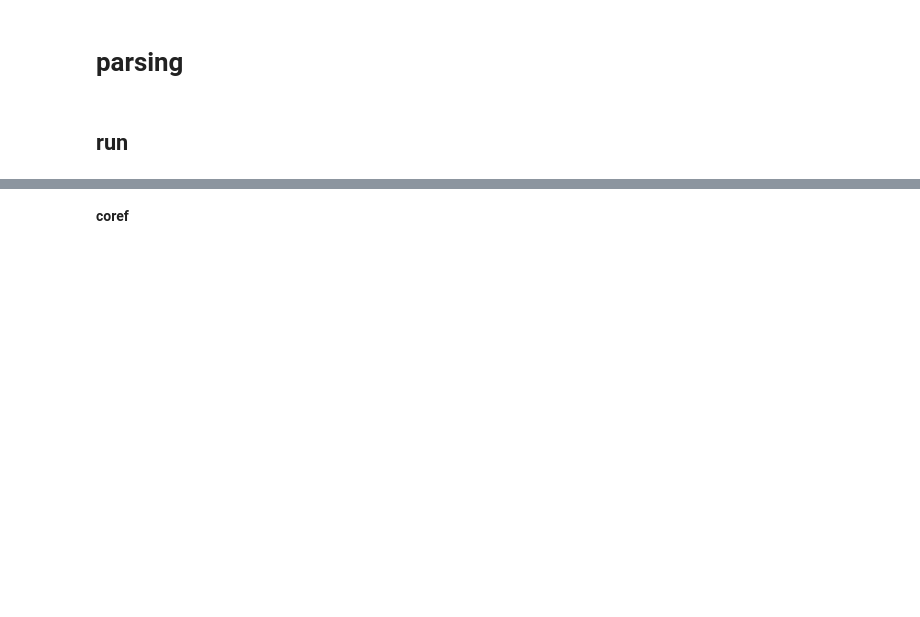
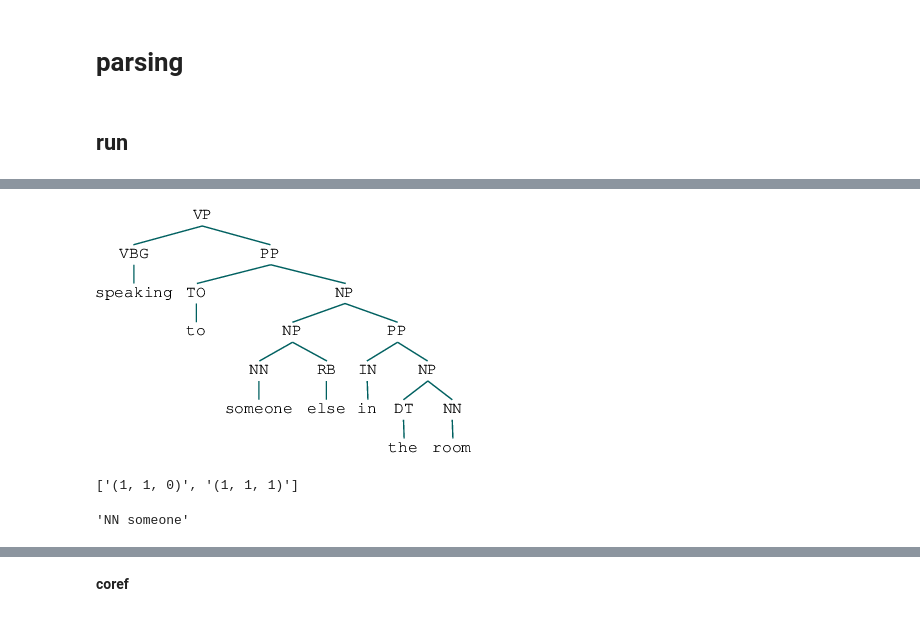
Before and after one commit to drschwenk/build_dataset, a Jupyter notebook: build_ds.ipynb, the cells around one changed output, grey strips where cells are left out. Drawn from its saved outputs; the diff is of its cells as text; code cells hidden in the pictures; blank space fills up the shorter version.

```diff
--- a/build_ds.ipynb
+++ b/build_ds.ipynb
@@ -198,0 +293,4 @@ core_parser = CoreNLPParser(url='http://localhost:9000')
+# %%
+list(tvp.subtrees())[1].parent()
+# %% [output]
+[figure, added]
@@ -198,0 +300,4 @@ core_parser = CoreNLPParser(url='http://localhost:9000')
+# %%
+nd_children
+# %% [output]
+['(1, 1, 0)', '(1, 1, 1)']
@@ -198,0 +306,7 @@ core_parser = CoreNLPParser(url='http://localhost:9000')
+# %%
+l0 = test_tree.leaves[4]
+l0.value
+
+[nd.value for nd in l0.parent.parent.children]
+# %% [output]
+'NN someone'
```
Also changed, not shown: parts of 73 cells of this notebook.
